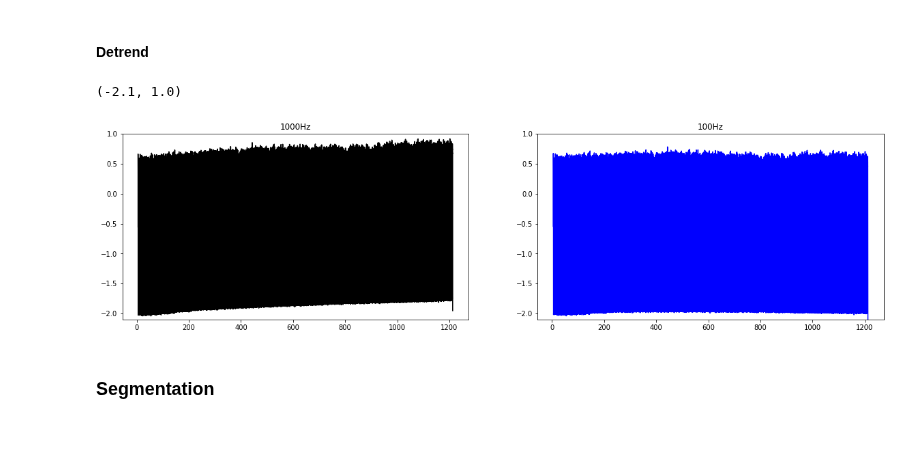
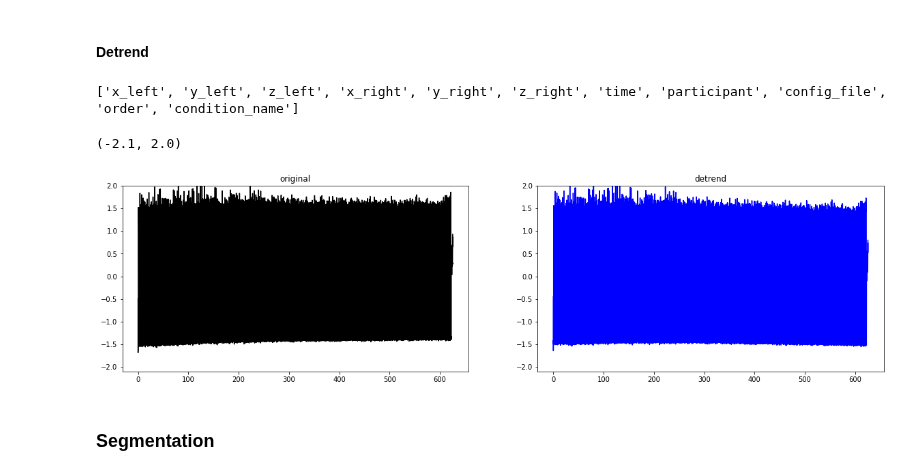
Before and after one commit to creamlab/treadmill, a Jupyter notebook: analysis/analysis.ipynb, the cells around one changed output. Drawn from its saved outputs; the diff is of its cells as text; code cells hidden in the pictures; blank space fills up the shorter version.

```diff
--- a/analysis/analysis.ipynb
+++ b/analysis/analysis.ipynb
@@ -200,2 +112,0 @@ len(step_data_1.time)/(step_data_1.time.max()/1000)
-# %%
-sr = 1000
@@ -205,14 +112,0 @@ We wouldn't lose much by downsampling to 100Hz (10ms precision on the onset/dura
-# %%
-x = np.array(step_data_1['z_left'])
-t = np.array(step_data_1['time'])
-fig = plt.figure(figsize=(20,5))
-ax = fig.add_subplot(1,2,1)
-plt.plot(t/1000,x,'k')
-plt.xlim([1000, 1001])
-plt.title('%dHz'%sr)
-ax = fig.add_subplot(1,2,2)
-new_sr = 100
-(x,t)=signal.resample(x,t=t,num=int((len(x)/sr)*new_sr))
-plt.plot(t/1000,x,'b')
-plt.xlim([1000, 1001])
-plt.title('%dHz'%new_sr)
@@ -248,5 +200,3 @@ That trend is there for both dataset, so it's not a feature of the participant b
 # %% [markdown]
 #### Resample
-# %%
-sr = 1000
 # %%
@@ -368,45 +264,54 @@ rs_step_data_1
 # %% [markdown]
 #### Detrend
 # %%
-def detrend_all_cols(df,time_col='time'):
+def detrend_all_cols(df):
     # remove linear trend in data
 
     # list data columns (neither index nor time)
-    data_cols = list(df)
-    if time_col in data_cols:
-        data_cols.remove(time_col)
-    if 'index' in data_cols:
-        data_cols.remove('index')
+    data_cols =  ['x_left','y_left','z_left','x_right','y_right','z_right']
+    non_data_cols = list(df)
+    for data_col in data_cols:
+        non_data_cols.remove(data_col)
 
     detrend_df = pd.DataFrame()
     for data_col in data_cols:
         detrend_df[data_col]=signal.detrend(np.array(df[data_col]),
                                              type='linear')
         # remove offset, to keep in the same range as beginning of series
         detrend_df[data_col]=detrend_df[data_col]-detrend_df[data_col].quantile(.01)+ df[data_col].quantile(.01)
-    detrend_df['time'] = df[time_col]
+
+    # add non_data columns
+    detrend_df[non_data_cols] = df[non_data_cols]
+
     return detrend_df
 
 # test
-rs_step_data_1 = resample_all_cols(step_data_1,sr,100)
-de_step_data_1 = detrend_all_cols(rs_step_data_1)
+treadmill_data='treadmill_participant_1_order_1_21_06_15_10_04.csv'
+cols = ['time','x_left','y_left','z_left','x_right','y_right','z_right']
+treadmill_data = pd.read_csv('data/'+treadmill_data)
+treadmill_data[cols] = treadmill_data[cols].apply(pd.to_numeric)
 
-x = np.array(rs_step_data_1['z_left'])
-t = np.array(rs_step_data_1['time'])
+rs_data = resample_all_cols(treadmill_data)
+d_data = detrend_all_cols(rs_data)
+print(list(d_data))
+
+x = np.array(rs_data['z_left'])
+t = np.array(rs_data['time'])
 fig = plt.figure(figsize=(20,5))
 ax = fig.add_subplot(1,2,1)
 plt.plot(t/1000,x,'k')
-plt.title('%dHz'%sr)
-plt.ylim([-2.1,1.0])
+plt.title('original')
+plt.ylim([-2.1,2.0])
 ax = fig.add_subplot(1,2,2)
-x = np.array(de_step_data_1['z_left'])
-t = np.array(de_step_data_1['time'])
+x = np.array(d_data['z_left'])
+t = np.array(d_data['time'])
 plt.plot(t/1000,x,'b')
-plt.title('%dHz'%100)
-plt.ylim([-2.1,1.0])
+plt.title('detrend')
+plt.ylim([-2.1,2.0])
 # %% [output]
-(-2.1, 1.0)
+['x_left', 'y_left', 'z_left', 'x_right', 'y_right', 'z_right', 'time', 'participant', 'config_file', 'order', 'condition_name']
+(-2.1, 2.0)
-[figure, old version]
+[figure, new version]
 # %% [markdown]
 ### Segmentation
 # %% [markdown]
```
Also changed, not shown: parts of 57 cells of this notebook, 3 other files.
